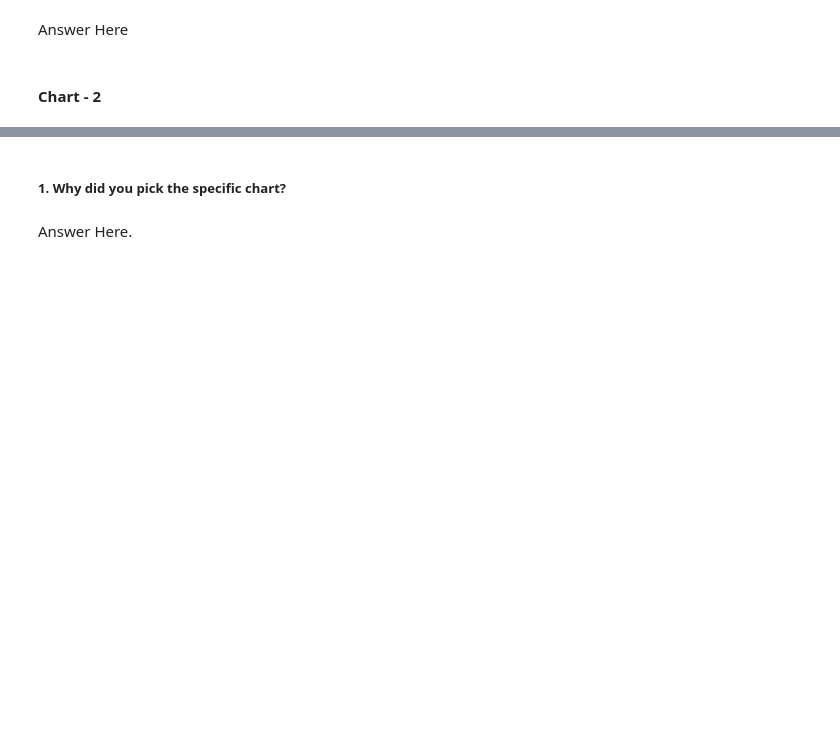
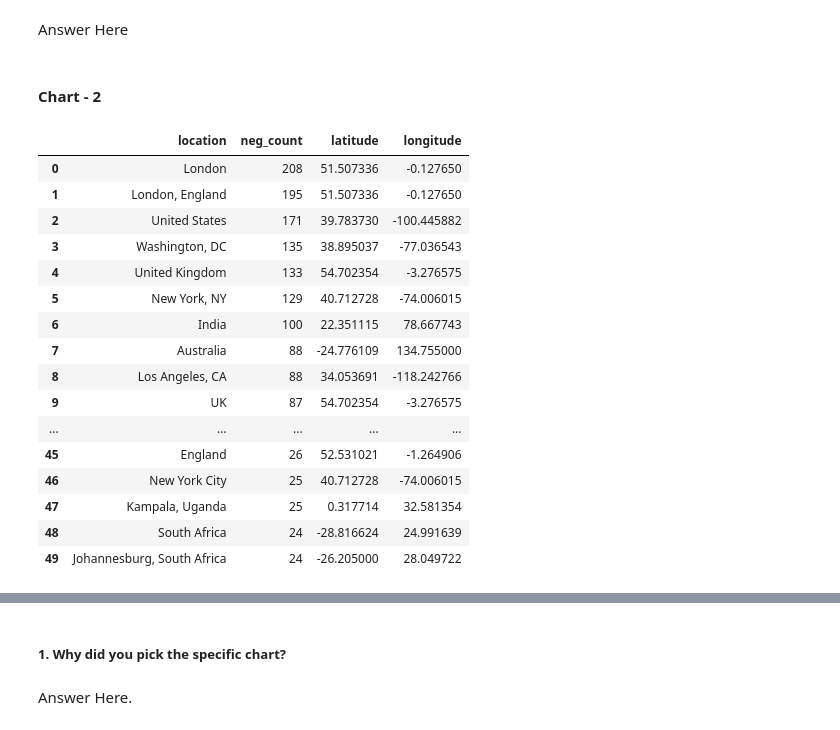
Before and after one commit to kuldeep-sngh/Covid-19-Tweet-Sentiment-Analysis, a Jupyter notebook: Covid_19_Tweet_Sentiment_Analysis.ipynb, the cells around one changed output, grey strips where cells are left out. Cells and saved outputs as stored; diff of their text form; code cells hidden in the pictures; blank space fills up the shorter version.

```diff
--- a/Covid_19_Tweet_Sentiment_Analysis.ipynb
+++ b/Covid_19_Tweet_Sentiment_Analysis.ipynb
@@ -273,0 +340,59 @@ Answer Here
+# %%
+from geopy.geocoders import Nominatim
+from geopy.exc import GeocoderTimedOut
+geolocator = Nominatim()
+def geocode(city, recursion=0):
+    try:
+        return geolocator.geocode(city, timeout=None)
+    except GeocoderTimedOut as e:
+        if recursion > 10:      # max recursions
+            raise e
+
+        # time.sleep(1) # wait a bit
+        # try again
+        return geocode(city, recursion=recursion + 1)
+# %%
+top_locs = df['Location'].value_counts()
+top_loc_df = top_locs[:50].reset_index()
+top_loc_df.rename(columns = {'index' : 'location', "Location" : 'count'}, inplace = True)
+
+top_negatives = df['Location'][df['Sentiment'].isin(['Negative', 'Extremely Negative'])].value_counts()
+top_neg_df = top_negatives[:50].reset_index()
+top_neg_df.rename(columns = {'index' : 'location', "Location" : 'neg_count'}, inplace = True)
+
+top_loc_list = top_loc_df['location'].tolist()  + top_neg_df['location'].tolist()
+top_loc_set = set(top_loc_list)
+top_loc_list = list(top_loc_set)
+
+lat_dict = {}
+long_dict = {}
+for i in top_loc_list:
+  lat_long = geocode(i)[1]
+  lat_dict[i] = lat_long[0]
+  long_dict[i] = lat_long[1]
+
+top_loc_df['latitude'] = top_loc_df['location'].map(lat_dict)
+top_loc_df['longitude'] = top_loc_df['location'].map(long_dict)
+
+top_neg_df['latitude'] = top_neg_df['location'].map(lat_dict)
+top_neg_df['longitude'] = top_neg_df['location'].map(long_dict)
+# %%
+top_neg_df
+# %% [output]
+|  | location | neg_count | latitude | longitude |
+| 0 | London | 208 | 51.507336 | -0.127650 |
+| 1 | London, England | 195 | 51.507336 | -0.127650 |
+| 2 | United States | 171 | 39.783730 | -100.445882 |
+| 3 | Washington, DC | 135 | 38.895037 | -77.036543 |
+| 4 | United Kingdom | 133 | 54.702354 | -3.276575 |
+| 5 | New York, NY | 129 | 40.712728 | -74.006015 |
+| 6 | India | 100 | 22.351115 | 78.667743 |
+| 7 | Australia | 88 | -24.776109 | 134.755000 |
+| 8 | Los Angeles, CA | 88 | 34.053691 | -118.242766 |
+| 9 | UK | 87 | 54.702354 | -3.276575 |
+| ... | ... | ... | ... | ... |
+| 45 | England | 26 | 52.531021 | -1.264906 |
+| 46 | New York City | 25 | 40.712728 | -74.006015 |
+| 47 | Kampala, Uganda | 25 | 0.317714 | 32.581354 |
+| 48 | South Africa | 24 | -28.816624 | 24.991639 |
+| 49 | Johannesburg, South Africa | 24 | -26.205000 | 28.049722 |
```
Also changed, not shown: parts of 29 cells of this notebook.
